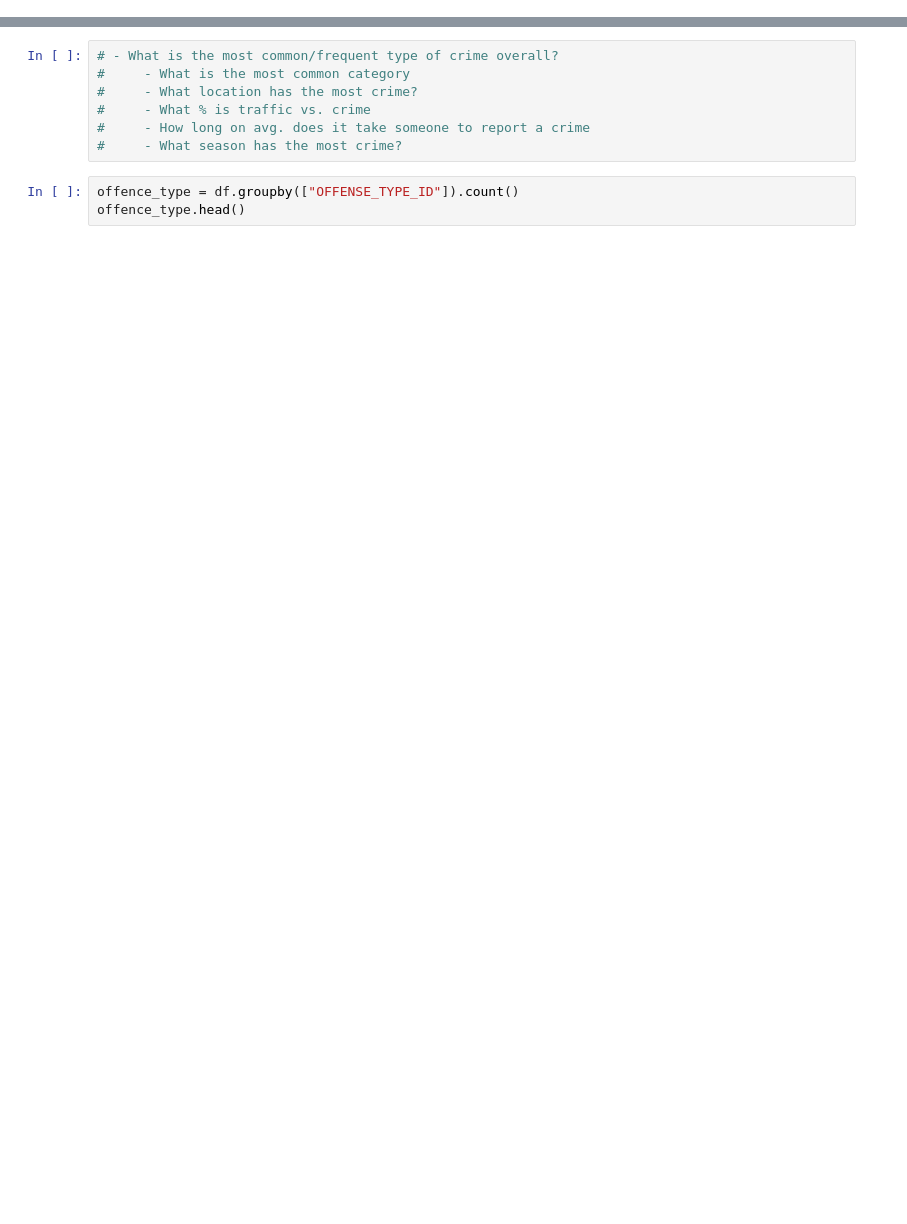
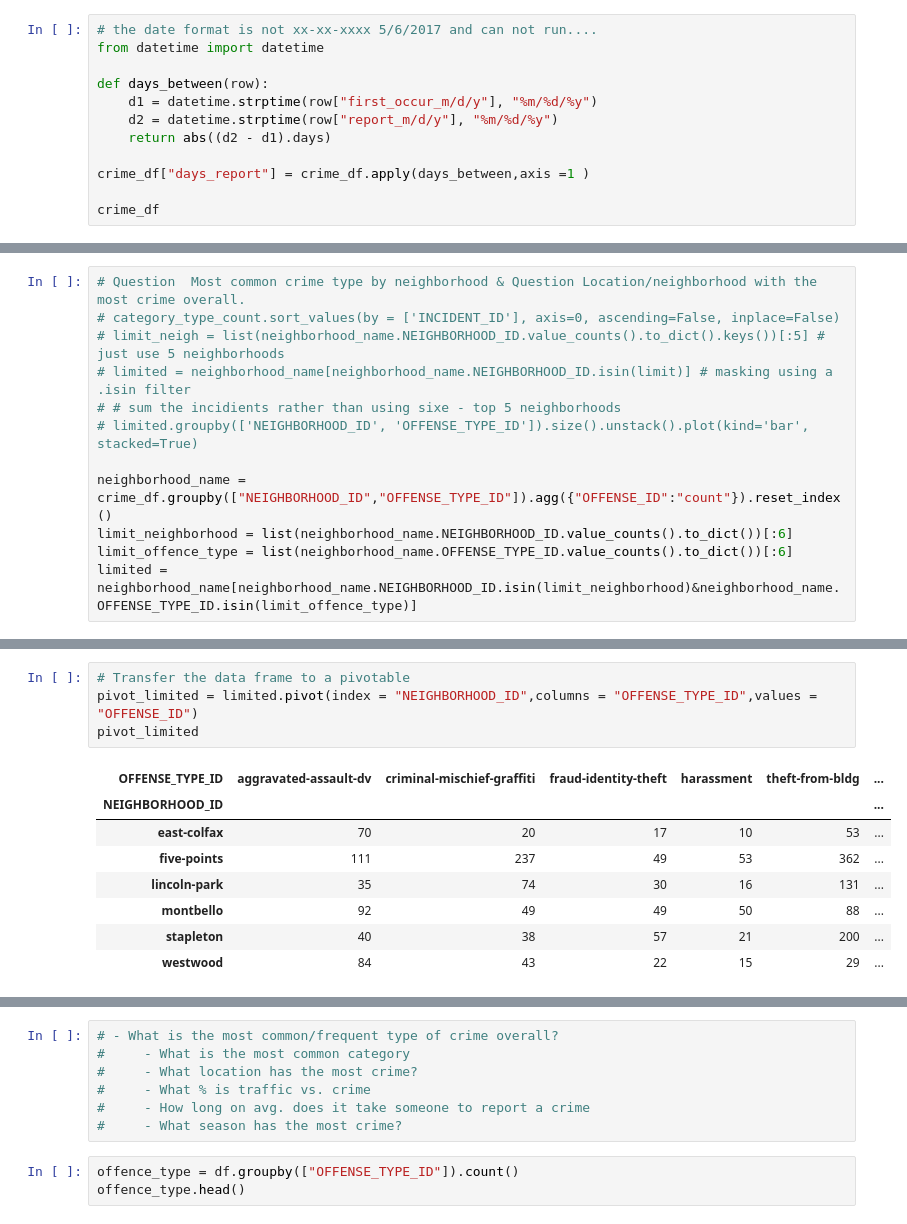
Before and after one commit to JenniferRae84/Denver_Crime_Project, a Jupyter notebook: Summer Analysis.ipynb, the cells around one changed output, grey strips where cells are left out. Cells and saved outputs as stored; diff of their text form; blank space fills up the shorter version.

```diff
--- a/Summer Analysis.ipynb
+++ b/Summer Analysis.ipynb
@@ -13,0 +77,12 @@ df.head()
+# %%
+# the date format is not xx-xx-xxxx 5/6/2017 and can not run....
+from datetime import datetime
+
+def days_between(row):
+    d1 = datetime.strptime(row["first_occur_m/d/y"], "%m/%d/%y")
+    d2 = datetime.strptime(row["report_m/d/y"], "%m/%d/%y")
+    return abs((d2 - d1).days)
+
+crime_df["days_report"] = crime_df.apply(days_between,axis =1 )
+
+crime_df
@@ -13,0 +141,12 @@ df.head()
+# %%
+# Question  Most common crime type by neighborhood & Question Location/neighborhood with the most crime overall.
+# category_type_count.sort_values(by = ['INCIDENT_ID'], axis=0, ascending=False, inplace=False)
+# limit_neigh = list(neighborhood_name.NEIGHBORHOOD_ID.value_counts().to_dict().keys())[:5] # just use 5 neighborhoods
+# limited = neighborhood_name[neighborhood_name.NEIGHBORHOOD_ID.isin(limit)] # masking using a .isin filter
+# # sum the incidients rather than using sixe - top 5 neighborhoods
+# limited.groupby(['NEIGHBORHOOD_ID', 'OFFENSE_TYPE_ID']).size().unstack().plot(kind='bar', stacked=True)
+
+neighborhood_name = crime_df.groupby(["NEIGHBORHOOD_ID","OFFENSE_TYPE_ID"]).agg({"OFFENSE_ID":"count"}).reset_index()
+limit_neighborhood = list(neighborhood_name.NEIGHBORHOOD_ID.value_counts().to_dict())[:6]
+limit_offence_type = list(neighborhood_name.OFFENSE_TYPE_ID.value_counts().to_dict())[:6]
+limited = neighborhood_name[neighborhood_name.NEIGHBORHOOD_ID.isin(limit_neighborhood)&neighborhood_name.OFFENSE_TYPE_ID.isin(limit_offence_type)]
@@ -13,0 +162,13 @@ df.head()
+# %%
+# Transfer the data frame to a pivotable
+pivot_limited = limited.pivot(index = "NEIGHBORHOOD_ID",columns = "OFFENSE_TYPE_ID",values = "OFFENSE_ID")
+pivot_limited
+# %% [output]
+| OFFENSE_TYPE_ID | aggravated-assault-dv | criminal-mischief-graffiti | fraud-identity-theft | harassment | theft-from-bldg | ... |
+| NEIGHBORHOOD_ID |  |  |  |  |  | ... |
+| east-colfax | 70 | 20 | 17 | 10 | 53 | ... |
+| five-points | 111 | 237 | 49 | 53 | 362 | ... |
+| lincoln-park | 35 | 74 | 30 | 16 | 131 | ... |
+| montbello | 92 | 49 | 49 | 50 | 88 | ... |
+| stapleton | 40 | 38 | 57 | 21 | 200 | ... |
+| westwood | 84 | 43 | 22 | 15 | 29 | ... |
```
Also changed, not shown: parts of 18 cells of this notebook.
